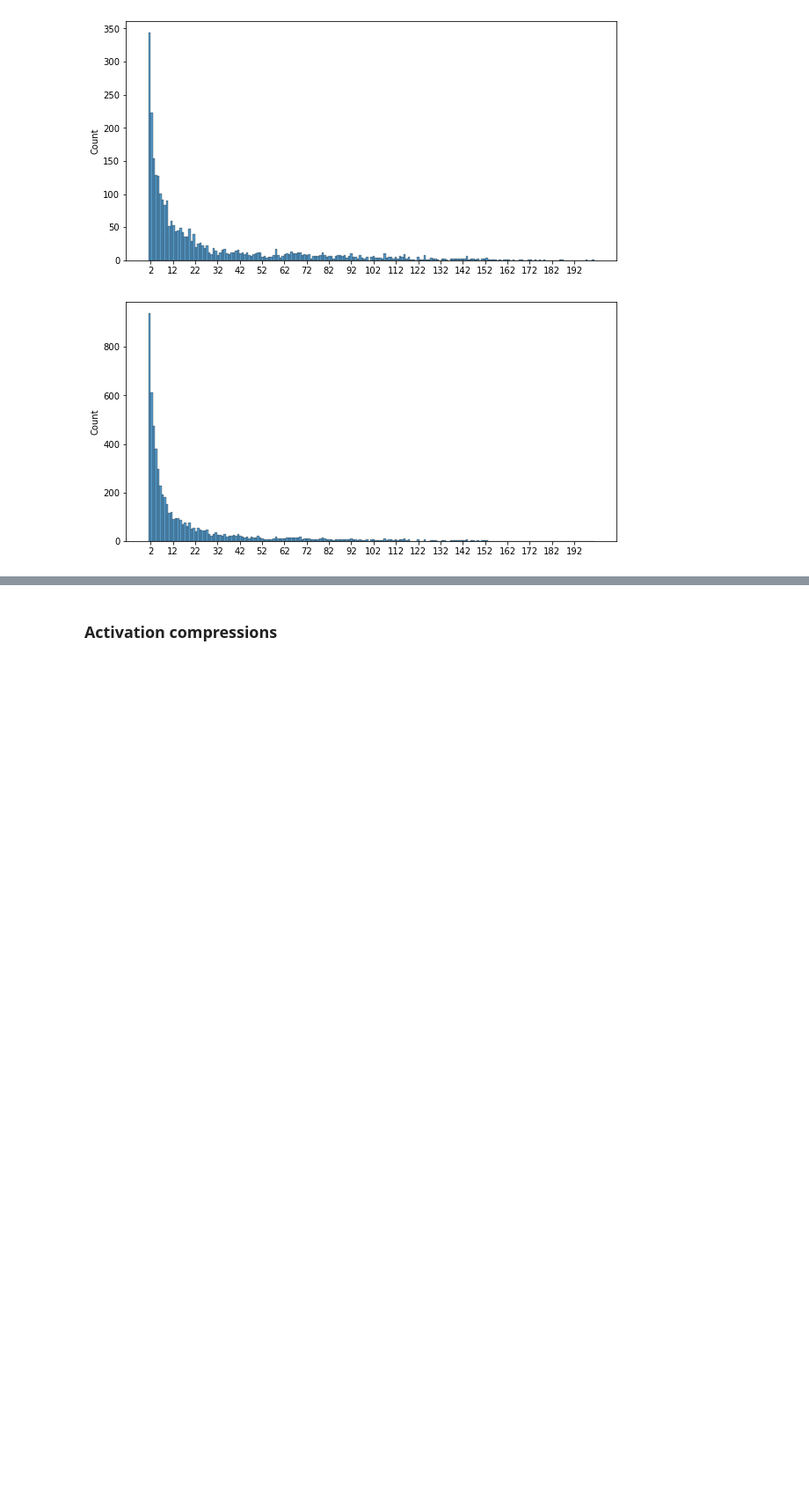
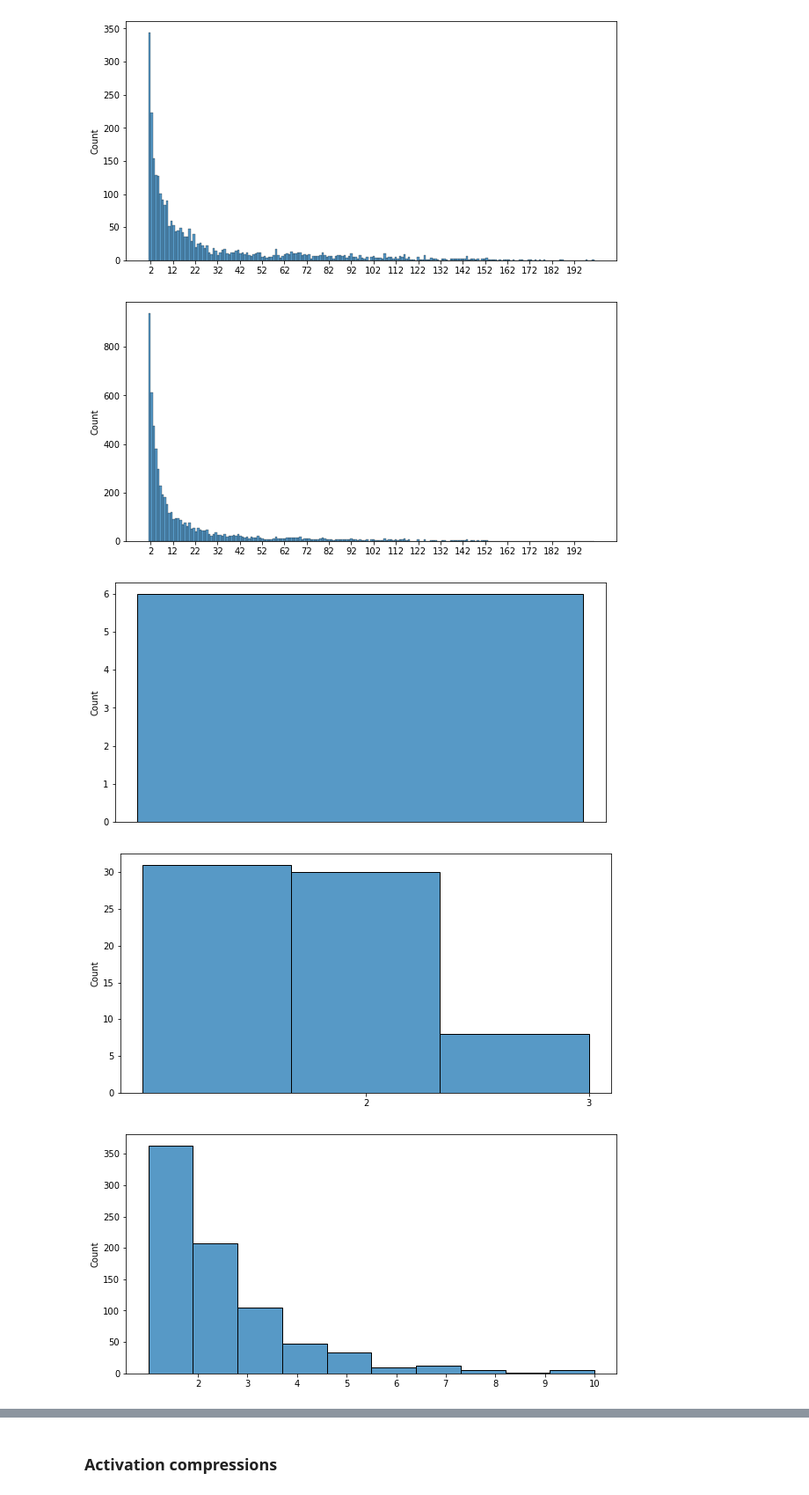
Before and after one commit to martin-krutsky/rubik-dl-symmetries, a Jupyter notebook: positionalNetworks.ipynb, the cells around one changed output, grey strips where cells are left out. Shown: that part at 88% size. Saved outputs shown, nothing was run; the diff lists cells and outputs as text; code cells hidden in the pictures; blank space fills up the shorter version.

Commit message:
add analysis of the compressions

```diff
--- a/positionalNetworks.ipynb
+++ b/positionalNetworks.ipynb
@@ -209,3 +235,9 @@ plot_distance_compressions(distance_all_data_volume, 'volumeNet/from_data')
 [figure]
 [figure]
 [figure]
+# %%
+plot_class_ids_per_compressions(distance_all_data_volume, df, 'volumeNet/from_data')
+# %% [output]
+[figure, added]
+[figure, added]
+[figure, added]
```
Also changed, not shown: parts of 20 cells of this notebook, 37 other files.
